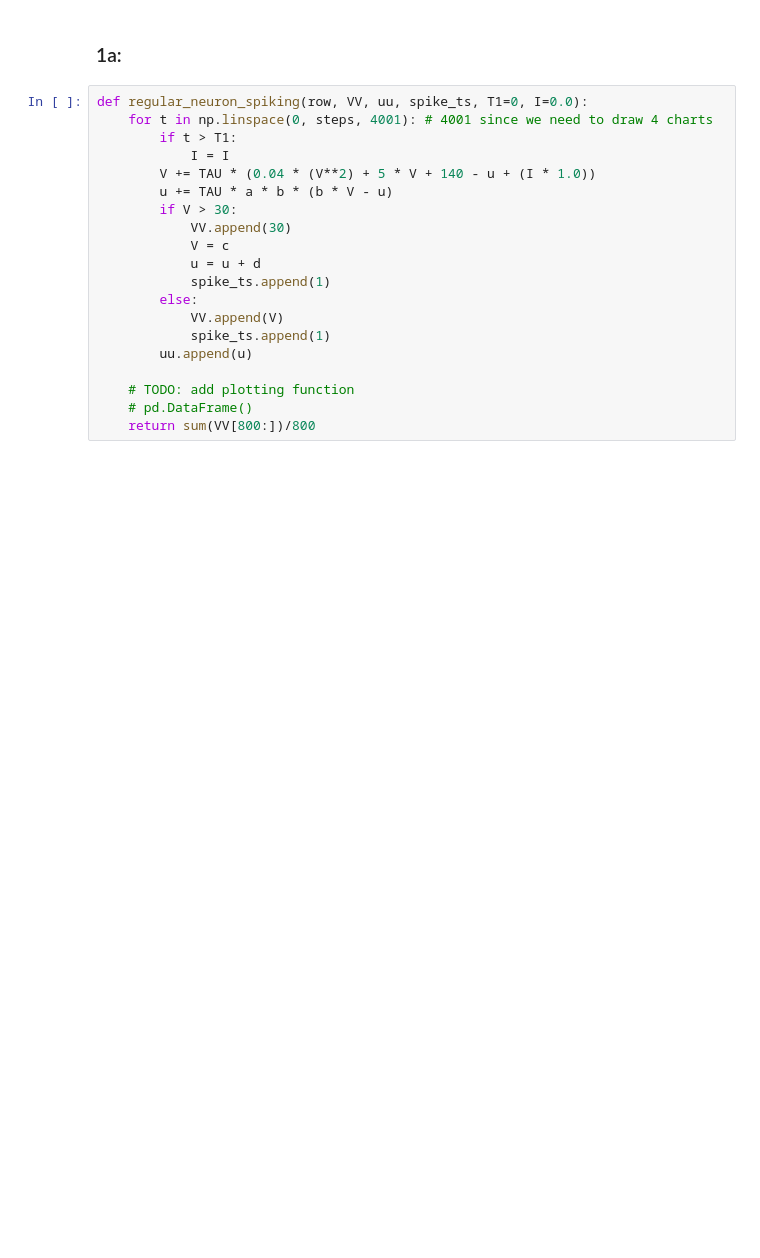
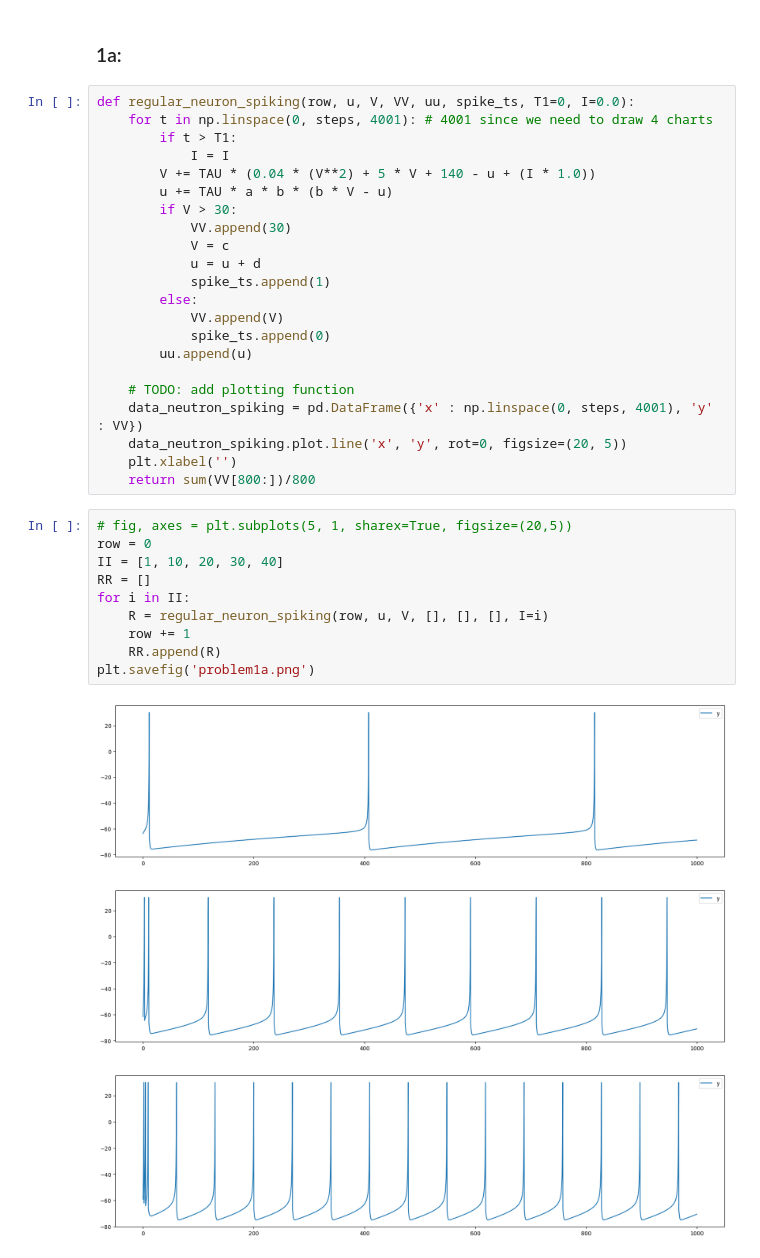
Before and after one commit to jacklvd/intelligent_sys, a Jupyter notebook: HW1/code/neuron_spiking.ipynb, the cells around one changed output. Drawn from its saved outputs; the diff is of its cells as text; blank space fills up the shorter version.

```diff
--- a/HW1/code/neuron_spiking.ipynb
+++ b/HW1/code/neuron_spiking.ipynb
@@ -17,7 +17,7 @@ u = b * V
 # %% [markdown]
 ### 1a:
 # %%
-def regular_neuron_spiking(row, VV, uu, spike_ts, T1=0, I=0.0):
+def regular_neuron_spiking(row, u, V, VV, uu, spike_ts, T1=0, I=0.0):
     for t in np.linspace(0, steps, 4001): # 4001 since we need to draw 4 charts
         if t > T1:
             I = I
@@ -30,9 +30,25 @@ def regular_neuron_spiking(row, VV, uu, spike_ts, T1=0, I=0.0):
             spike_ts.append(1)
         else:
             VV.append(V)
-            spike_ts.append(1)
+            spike_ts.append(0)
         uu.append(u)
 
     # TODO: add plotting function
-    # pd.DataFrame()
+    data_neutron_spiking = pd.DataFrame({'x' : np.linspace(0, steps, 4001), 'y' : VV})
+    data_neutron_spiking.plot.line('x', 'y', rot=0, figsize=(20, 5))
+    plt.xlabel('')
     return sum(VV[800:])/800
+# %%
+# fig, axes = plt.subplots(5, 1, sharex=True, figsize=(20,5))
+row = 0
+II = [1, 10, 20, 30, 40]
+RR = []
+for i in II:
+    R = regular_neuron_spiking(row, u, V, [], [], [], I=i)
+    row += 1
+    RR.append(R)
+plt.savefig('problem1a.png')
+# %% [output]
+[figure, added]
+[figure, added]
+[figure, added]
```
Also changed, not shown: parts of 3 cells of this notebook, 1 other file.
